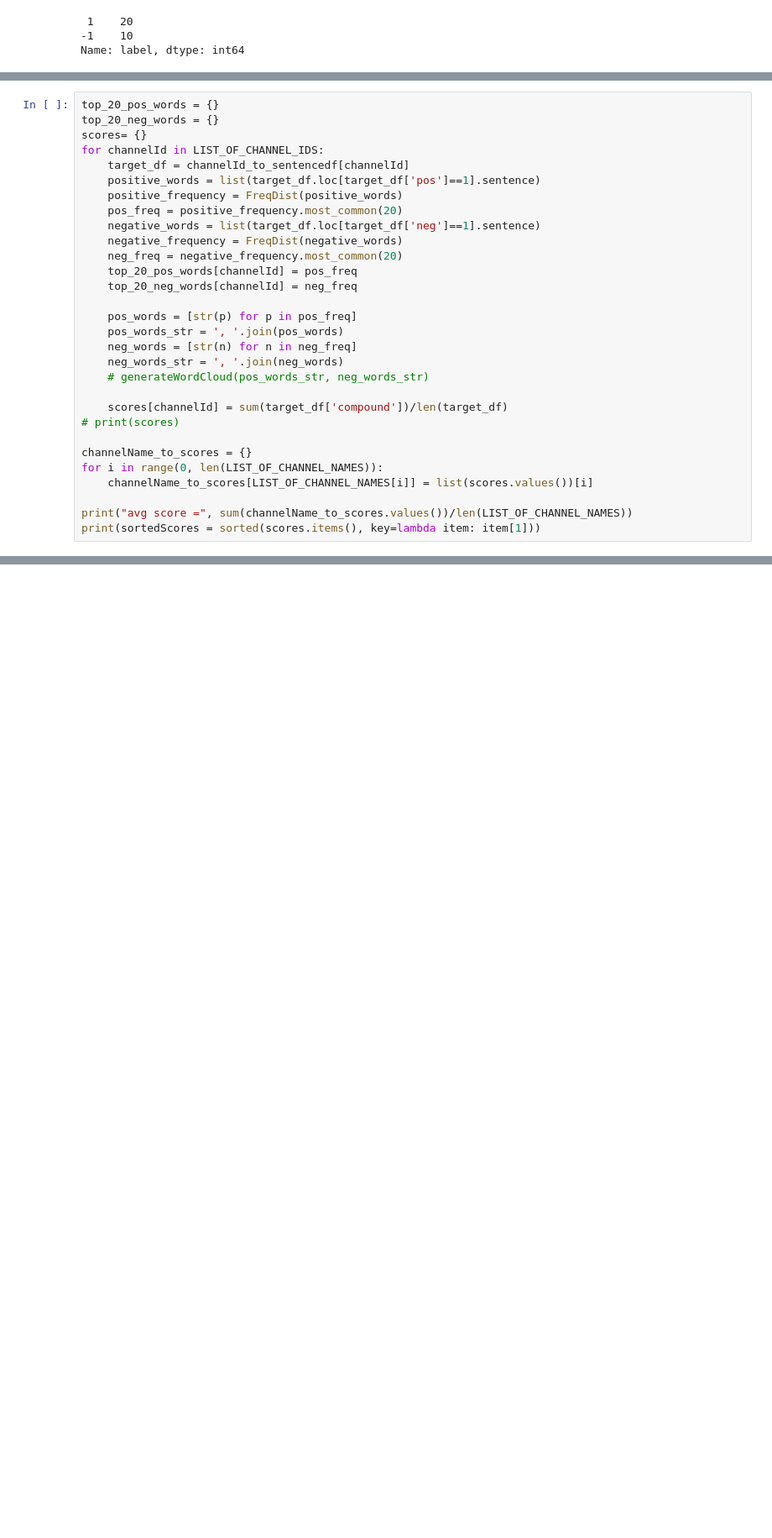
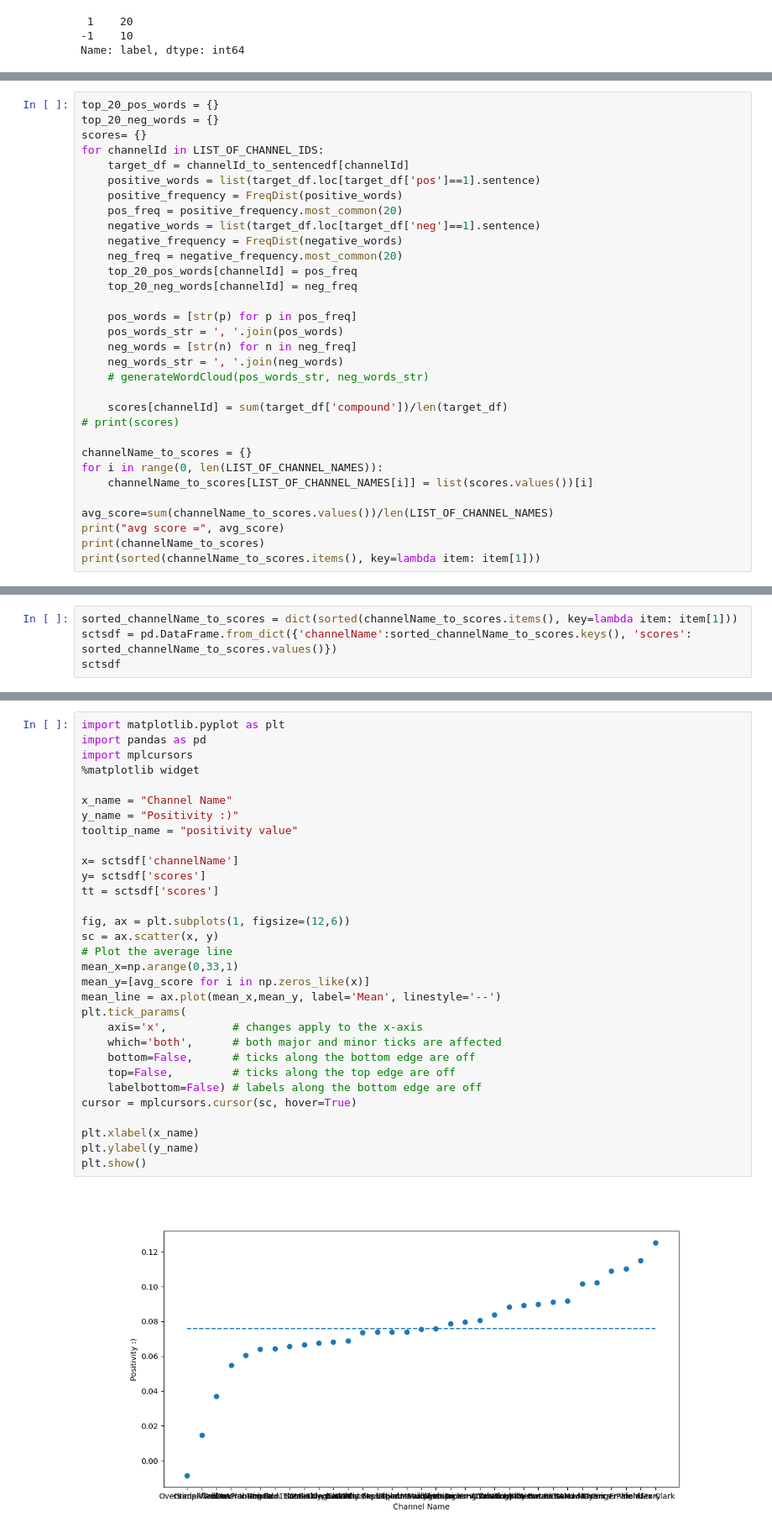
Before and after one commit to ojiwon-kenobi/youtuberChannels, a Jupyter notebook: semantic_analysis/semantic_analysis.ipynb, the cells around one changed output, grey strips where cells are left out. Shown at 84% size. Saved outputs shown, nothing was run; the diff lists cells and outputs as text; blank space fills up the shorter version.

Commit message:
tooltip+ chart for positivity complete. Just need to analyze how representative the captions are of the content the channel has

```diff
--- a/semantic_analysis/semantic_analysis.ipynb
+++ b/semantic_analysis/semantic_analysis.ipynb
@@ -408,8 +408,10 @@ channelName_to_scores = {}
 for i in range(0, len(LIST_OF_CHANNEL_NAMES)):
     channelName_to_scores[LIST_OF_CHANNEL_NAMES[i]] = list(scores.values())[i]
 
-print("avg score =", sum(channelName_to_scores.values())/len(LIST_OF_CHANNEL_NAMES))
-print(sortedScores = sorted(scores.items(), key=lambda item: item[1]))
+avg_score=sum(channelName_to_scores.values())/len(LIST_OF_CHANNEL_NAMES)
+print("avg score =", avg_score)
+print(channelName_to_scores)
+print(sorted(channelName_to_scores.items(), key=lambda item: item[1]))
 # %% [output]
 avg score = 0.07597388354797363
 {'Alex Clark': 0.125168575855751, 'Alex Meyers': 0.101710173342626, 'WowRightMeow': 0.0881685417413113, 'Andrei Terbea': 0.06072288099989582, 'Billy But Better': 0.08979263685427909, 'Casually Explain ...
@@ -427,0 +419,4 @@ SyntaxError: invalid syntax (<ipython-input-75-5c08eae44965>, line 1)
+# %%
+sorted_channelName_to_scores = dict(sorted(channelName_to_scores.items(), key=lambda item: item[1]))
+sctsdf = pd.DataFrame.from_dict({'channelName':sorted_channelName_to_scores.keys(), 'scores': sorted_channelName_to_scores.values()})
+sctsdf
@@ -427,0 +441,33 @@ SyntaxError: invalid syntax (<ipython-input-75-5c08eae44965>, line 1)
+# %%
+import matplotlib.pyplot as plt
+import pandas as pd
+import mplcursors
+%matplotlib widget
+
+x_name = "Channel Name"
+y_name = "Positivity :)"
+tooltip_name = "positivity value"
+
+x= sctsdf['channelName']
+y= sctsdf['scores']
+tt = sctsdf['scores']
+
+fig, ax = plt.subplots(1, figsize=(12,6))
+sc = ax.scatter(x, y)
+# Plot the average line
+mean_x=np.arange(0,33,1)
+mean_y=[avg_score for i in np.zeros_like(x)]
+mean_line = ax.plot(mean_x,mean_y, label='Mean', linestyle='--')
+plt.tick_params(
+    axis='x',          # changes apply to the x-axis
+    which='both',      # both major and minor ticks are affected
+    bottom=False,      # ticks along the bottom edge are off
+    top=False,         # ticks along the top edge are off
+    labelbottom=False) # labels along the bottom edge are off
+cursor = mplcursors.cursor(sc, hover=True)
+
+plt.xlabel(x_name)
+plt.ylabel(y_name)
+plt.show()
+# %% [output]
+[figure, added]
```
Also changed, not shown: parts of 5 cells of this notebook.
